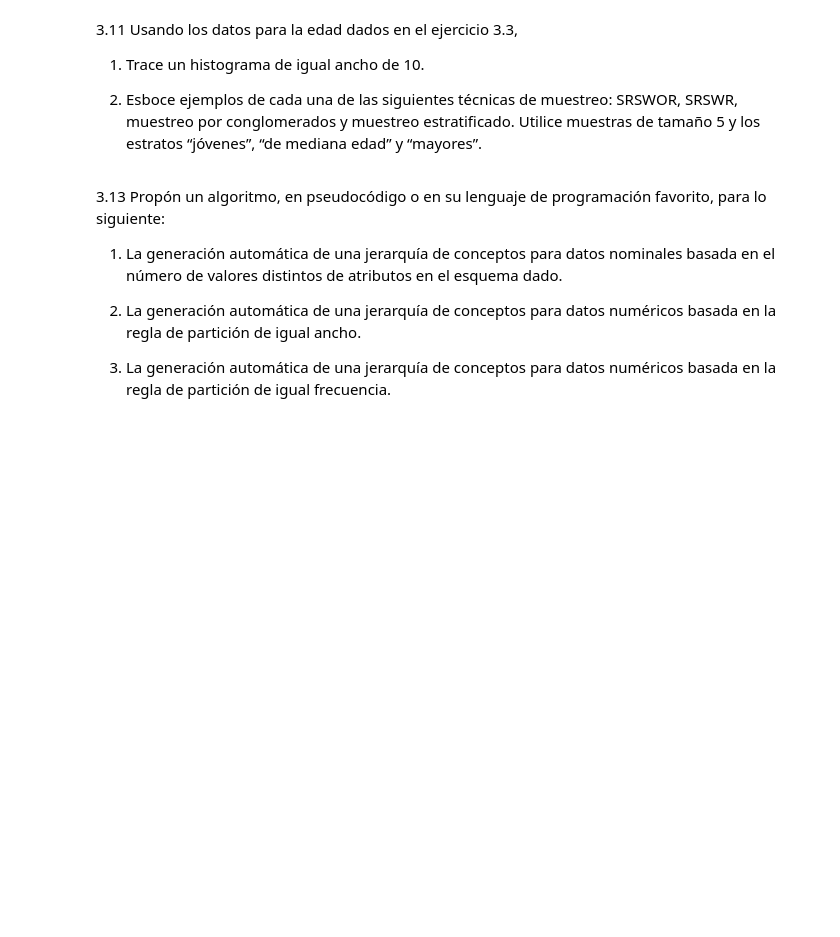
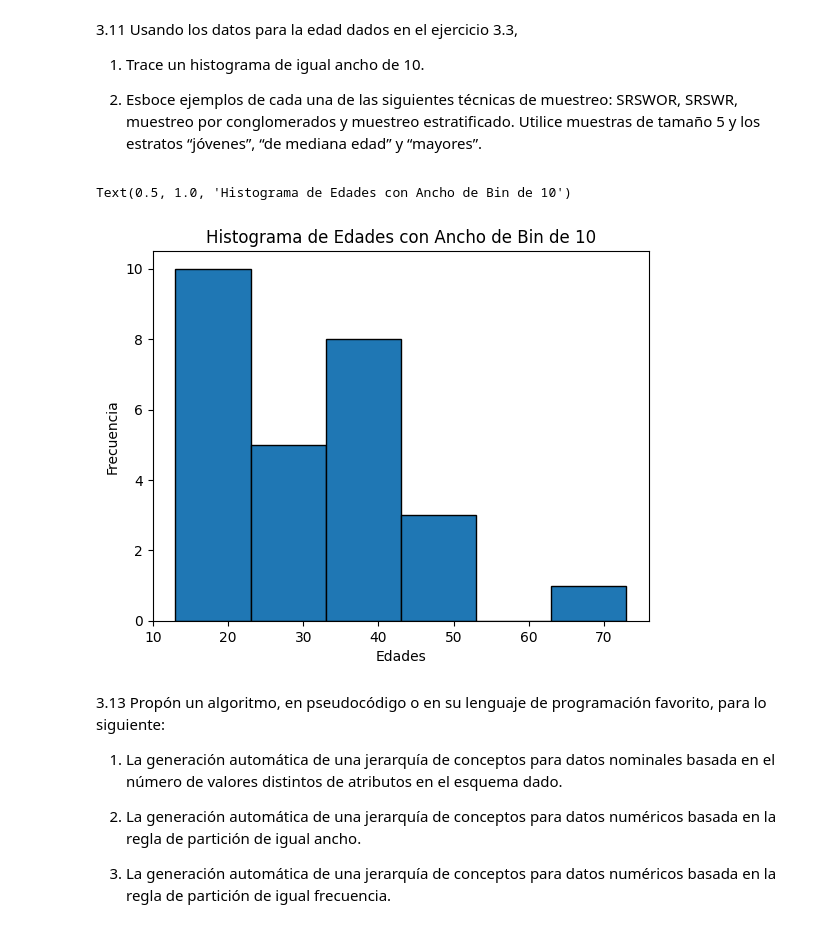
Before and after one commit to MaritzaB/data_minning, a Jupyter notebook: notebooks/MD01_AnaMaritzaBello_T03_EjerciciosCapitulo03.ipynb, the cells around one changed output. Saved outputs shown, nothing was run; the diff lists cells and outputs as text; code cells hidden in the pictures; blank space fills up the shorter version.

```diff
--- a/notebooks/MD01_AnaMaritzaBello_T03_EjerciciosCapitulo03.ipynb
+++ b/notebooks/MD01_AnaMaritzaBello_T03_EjerciciosCapitulo03.ipynb
@@ -368,6 +534,20 @@ Divídalos en tres contenedores mediante cada uno de los siguientes métodos:
 1. Esboce ejemplos de cada una de las siguientes técnicas de muestreo: SRSWOR,
    SRSWR, muestreo por conglomerados y muestreo estratificado. Utilice muestras
    de tamaño 5 y los estratos “jóvenes”, “de mediana edad” y “mayores”.
+# %%
+# Histograma de edades
+
+import matplotlib.pyplot as plt
+
+binwidth = 10
+
+plt.hist(age, bins=range(min(age), max(age) + binwidth, binwidth), edgecolor='black')
+plt.xlabel('Edades')
+plt.ylabel('Frecuencia')
+plt.title('Histograma de Edades con Ancho de Bin de 10')
+# %% [output]
+Text(0.5, 1.0, 'Histograma de Edades con Ancho de Bin de 10')
+[figure, added]
 # %% [markdown]
 3.13 Propón un algoritmo, en pseudocódigo o en su lenguaje de programación favorito, para lo siguiente:
 1. La generación automática de una jerarquía de conceptos para datos nominales
```
Also changed, not shown: parts of 7 cells of this notebook.
